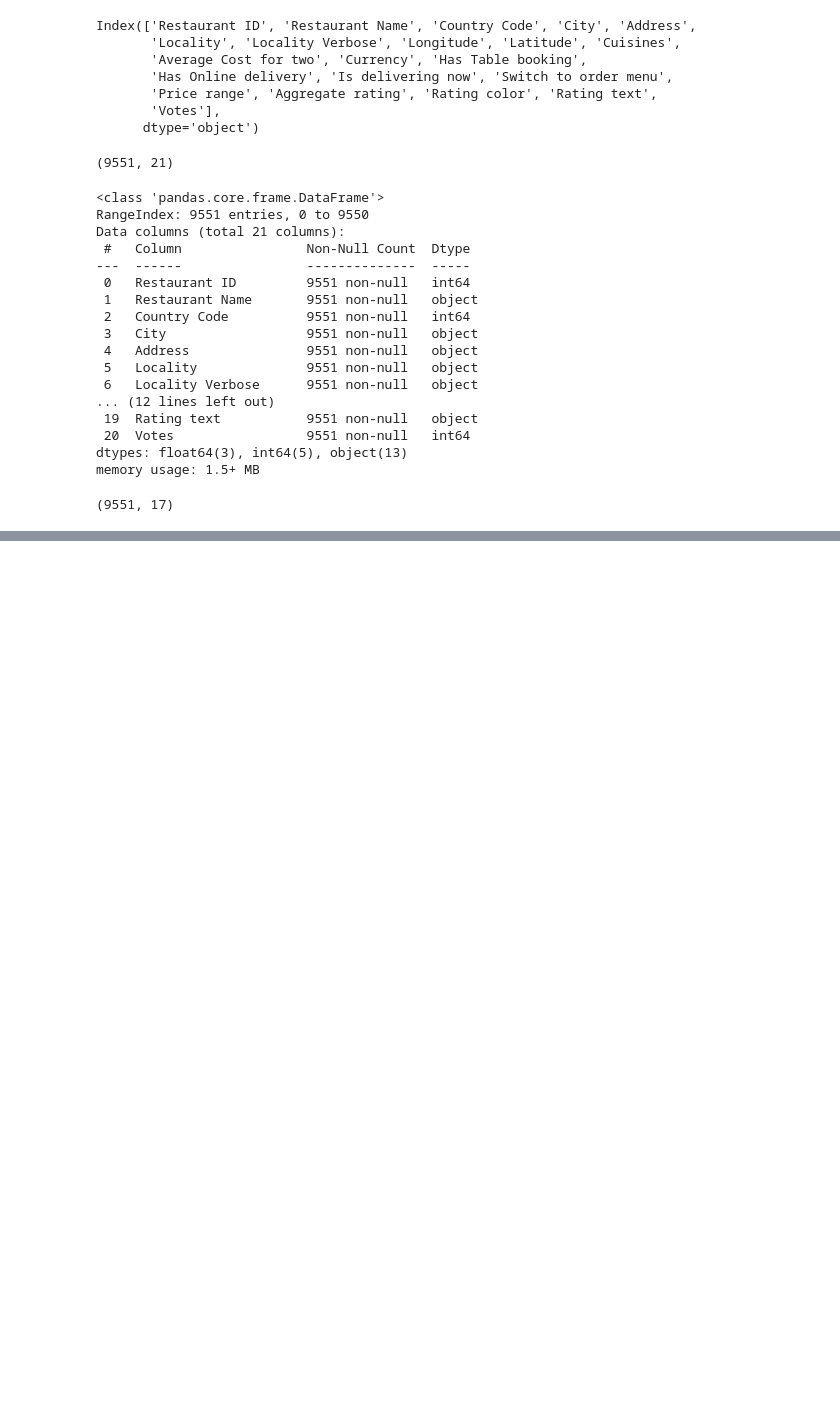
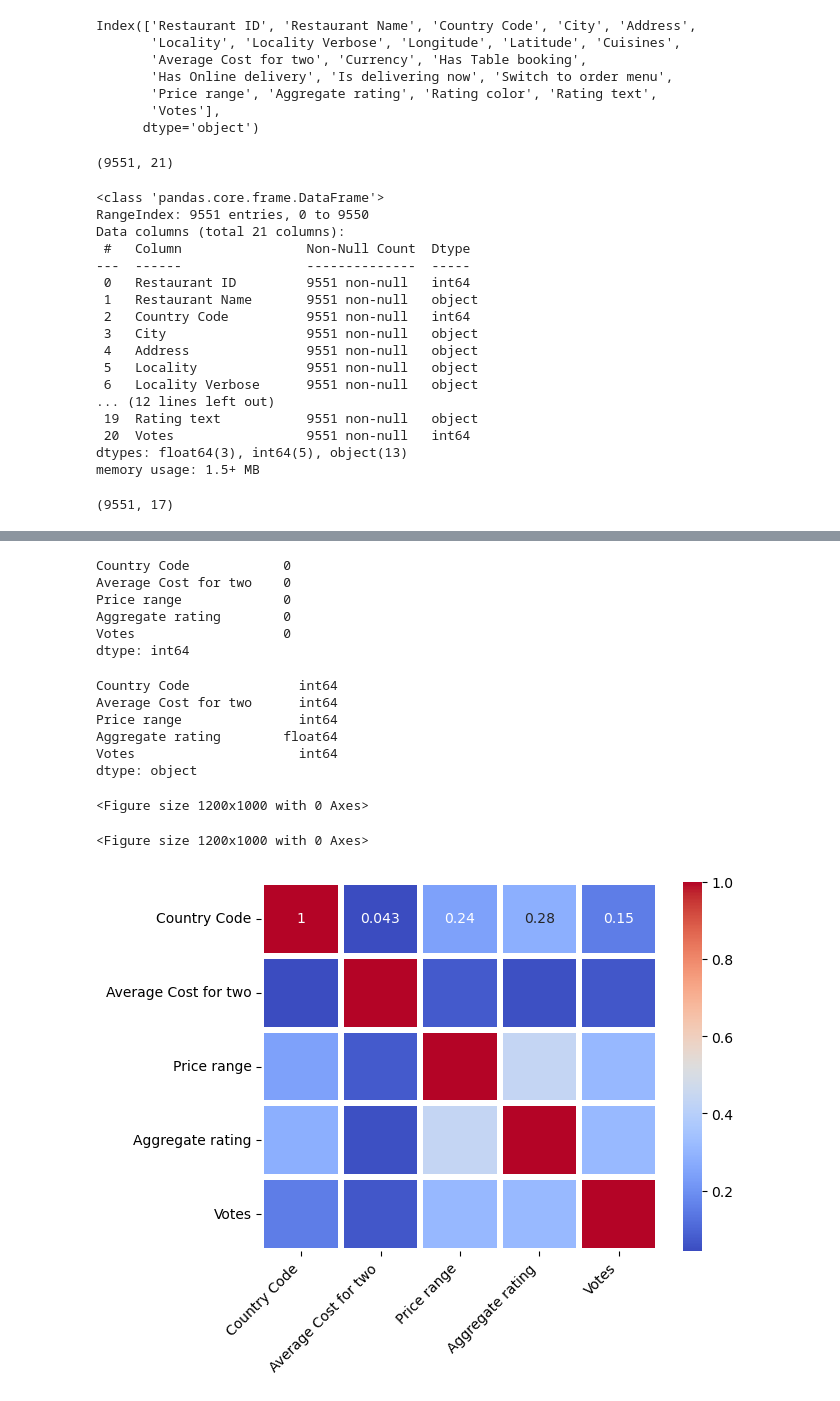
Before and after one commit to SudeeptaJena/Zomato-EDA, a Jupyter notebook: EDAonZomato.ipynb, the cells around one changed output, grey strips where cells are left out. Drawn from its saved outputs; the diff is of its cells as text; code cells hidden in the pictures; blank space fills up the shorter version.

```diff
--- a/EDAonZomato.ipynb
+++ b/EDAonZomato.ipynb
@@ -82,0 +88,21 @@ ValueError: could not convert string to float: 'Le Petit Souffle'
+# %%
+numerical_df = df_zomato.select_dtypes(include=['number']).dropna()
+
+
+print(numerical_df.isna().sum())
+# %% [output]
+Country Code            0
+Average Cost for two    0
+Price range             0
+Aggregate rating        0
+Votes                   0
+dtype: int64
+# %%
+print(numerical_df.dtypes)
+# %% [output]
+Country Code              int64
+Average Cost for two      int64
+Price range               int64
+Aggregate rating        float64
+Votes                     int64
+dtype: object
@@ -82,0 +111,14 @@ ValueError: could not convert string to float: 'Le Petit Souffle'
+# %%
+corr_matrix = numerical_df.corr()
+# %%
+plt.figure(figsize=(12, 10))
+# %% [output]
+<Figure size 1200x1000 with 0 Axes>
+<Figure size 1200x1000 with 0 Axes>
+# %%
+sns.heatmap(corr_matrix, annot=True, linewidths=4, annot_kws={"size": 10}, cmap="coolwarm")
+plt.xticks(rotation=45, ha='right')
+plt.yticks(rotation=0)
+plt.show()
+# %% [output]
+[figure, added]
```
Also changed, not shown: parts of 8 cells of this notebook.
